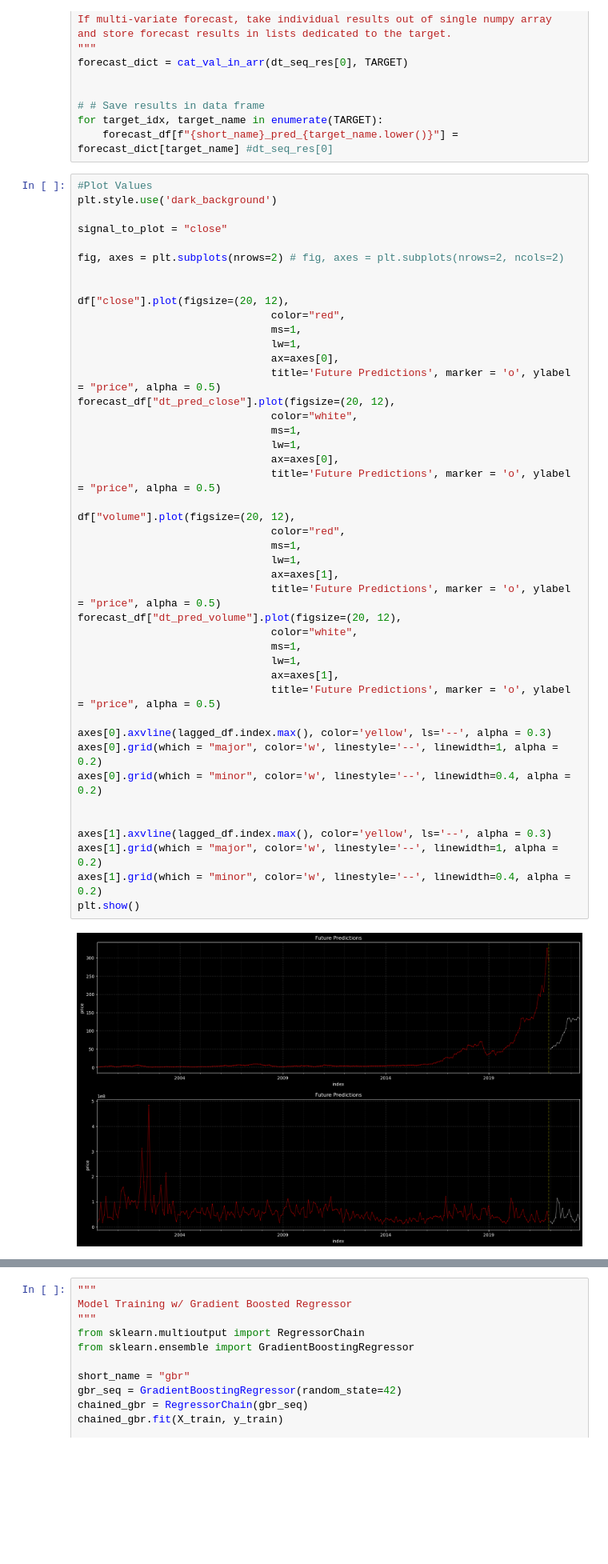
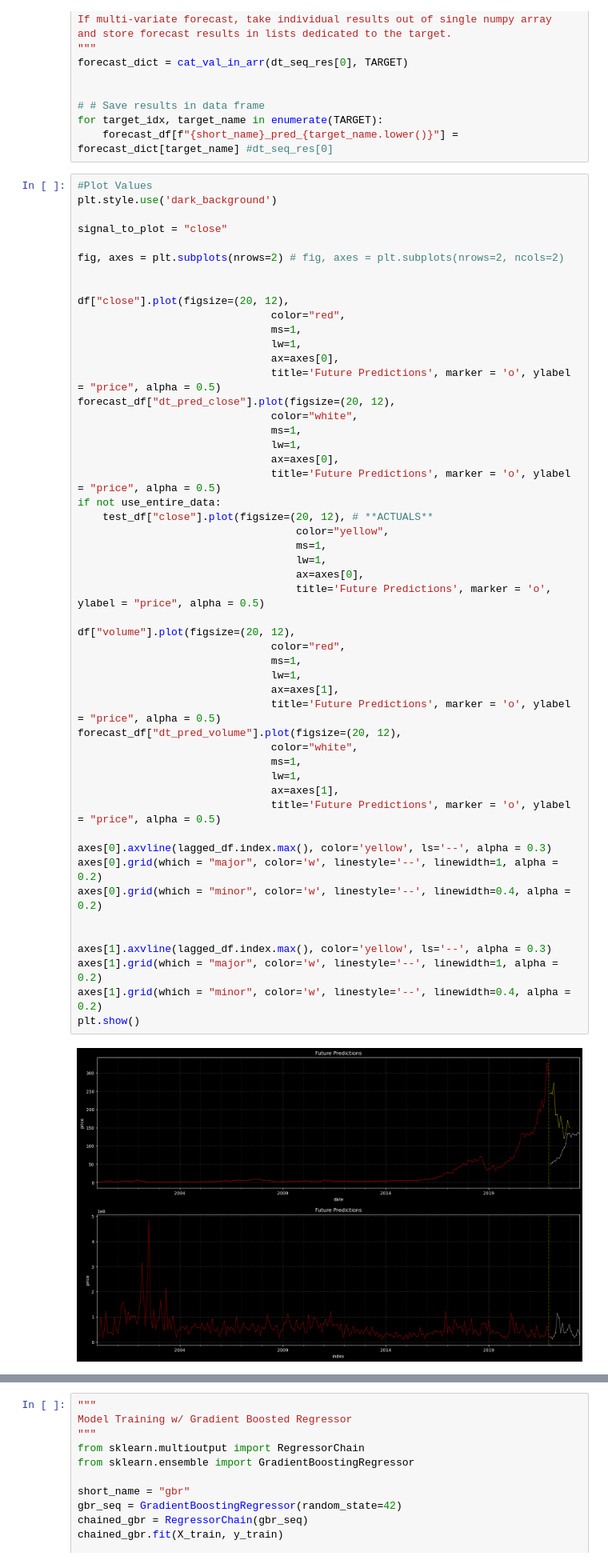
Before and after one commit to IllegalOpcode007/mlForecast, a Jupyter notebook: skLearnForecast.ipynb, the cells around one changed output, grey strips where cells are left out. Shown at 80% size. Saved outputs shown, nothing was run; the diff lists cells and outputs as text; blank space fills up the shorter version.

Commit message:
Add plot for actual values when train/test split - use_entire_data flag set to False

```diff
--- a/skLearnForecast.ipynb
+++ b/skLearnForecast.ipynb
@@ -468,31 +452,38 @@ df["close"].plot(figsize=(20, 12),
 forecast_df["dt_pred_close"].plot(figsize=(20, 12),
                                color="white",
                                ms=1,
                                lw=1,
                                ax=axes[0],
                                title='Future Predictions', marker = 'o', ylabel = "price", alpha = 0.5)
+if not use_entire_data:
+    test_df["close"].plot(figsize=(20, 12), # **ACTUALS**
+                                   color="yellow",
+                                   ms=1,
+                                   lw=1,
+                                   ax=axes[0],
+                                   title='Future Predictions', marker = 'o', ylabel = "price", alpha = 0.5)
 
 df["volume"].plot(figsize=(20, 12),
                                color="red",
                                ms=1,
                                lw=1,
                                ax=axes[1],
                                title='Future Predictions', marker = 'o', ylabel = "price", alpha = 0.5)
 forecast_df["dt_pred_volume"].plot(figsize=(20, 12),
                                color="white",
                                ms=1,
                                lw=1,
                                ax=axes[1],
                                title='Future Predictions', marker = 'o', ylabel = "price", alpha = 0.5)
 
 axes[0].axvline(lagged_df.index.max(), color='yellow', ls='--', alpha = 0.3)
 axes[0].grid(which = "major", color='w', linestyle='--', linewidth=1, alpha = 0.2)
 axes[0].grid(which = "minor", color='w', linestyle='--', linewidth=0.4, alpha = 0.2)
 
 
 axes[1].axvline(lagged_df.index.max(), color='yellow', ls='--', alpha = 0.3)
 axes[1].grid(which = "major", color='w', linestyle='--', linewidth=1, alpha = 0.2)
 axes[1].grid(which = "minor", color='w', linestyle='--', linewidth=0.4, alpha = 0.2)
 plt.show()
 # %% [output]
-[figure, old version]
+[figure, new version]
```
Also changed, not shown: parts of 3 cells of this notebook.
